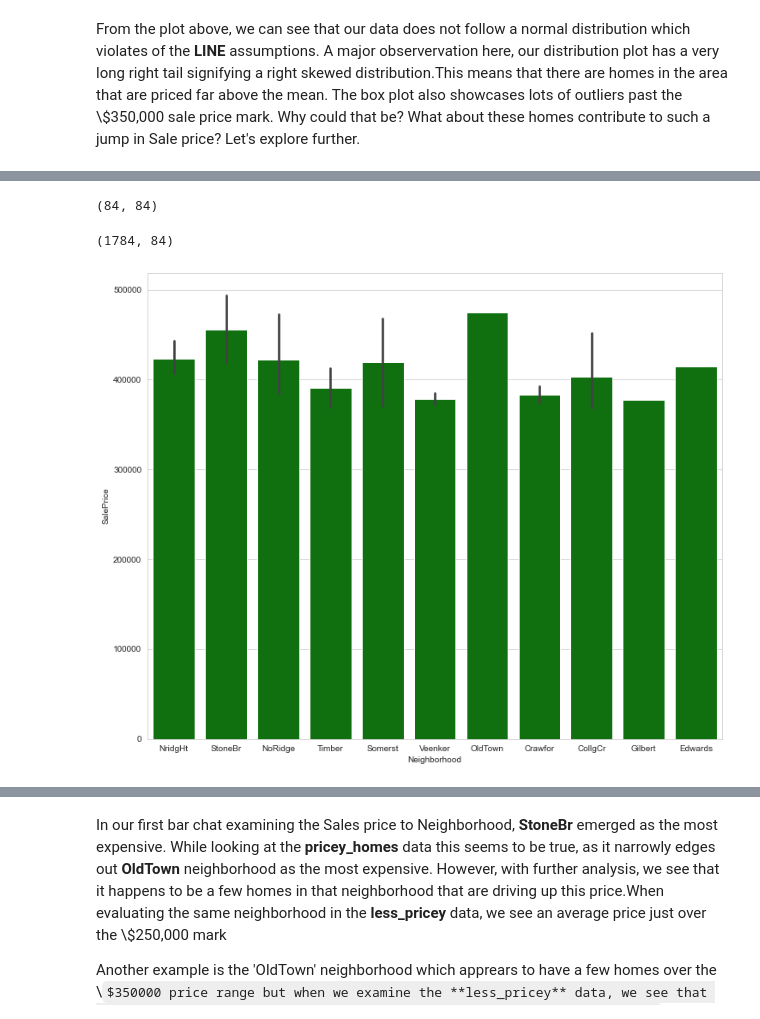
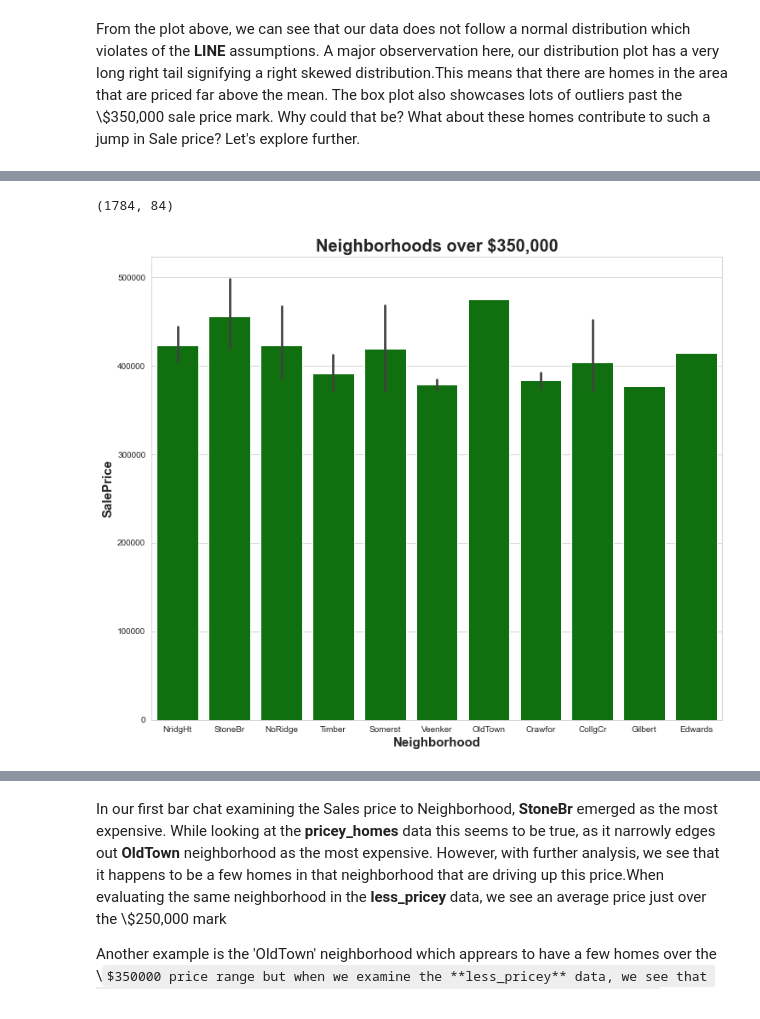
Before and after one commit to ianibogwu/Projects, a Jupyter notebook: GA-projects/01-Ames-housing/Cleaning_EDA.ipynb, the cells around one changed output, grey strips where cells are left out. Saved outputs shown, nothing was run; the diff lists cells and outputs as text; code cells hidden in the pictures; some formulas as TeX source.

```diff
--- a/GA-projects/01-Ames-housing/Cleaning_EDA.ipynb
+++ b/GA-projects/01-Ames-housing/Cleaning_EDA.ipynb
@@ -449,18 +445,18 @@ pricey_homes.head()
-# %%
-pricey_homes.shape
-# %% [output]
-(84, 84)
-# %%
-less_pricey.shape
-# %% [output]
-(1784, 84)
+# %%
+less_pricey = new_train.loc[new_train['SalePrice'] <= 350000]
+less_pricey.shape
+# %% [output]
+(1784, 84)
 # %%
 #examining the neighborhoods
 plt.figure(figsize=(12,10))
+plt.title('Neighborhoods over $350,000', fontsize = 20, weight = 'bold')
 sns.barplot(x = pricey_homes['Neighborhood'], y = pricey_homes['SalePrice'], color = 'Green')
+plt.xlabel('Neighborhood', fontsize= 15, weight = 'bold')
+plt.ylabel('SalePrice', fontsize = 15, weight = 'bold')
 plt.xticks(fontsize = 10);
 # %% [output]
-[figure, old version]
+[figure, new version]
 # %%
 less_pricey = new_train.loc[new_train['SalePrice'] <= 350000]
 plt.figure(figsize=(15,15))
```
Also changed, not shown: parts of 22 cells of this notebook.
